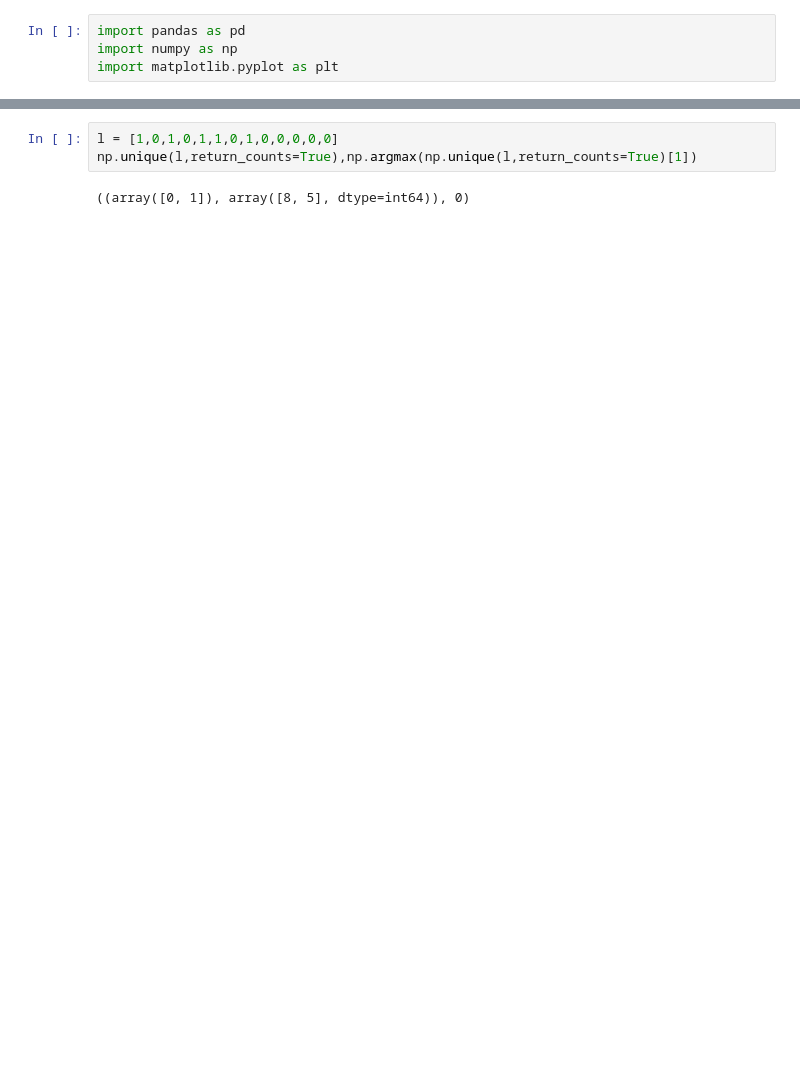
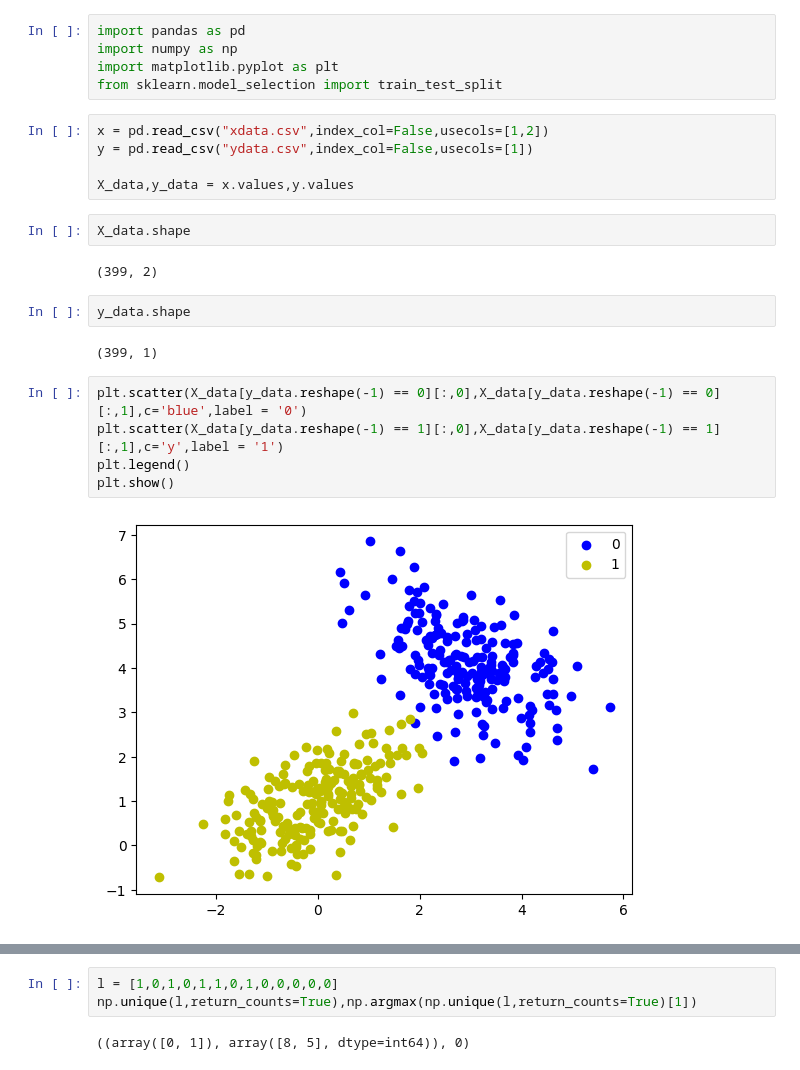
Before and after one commit to ShubhamSinghal12/DS_PP_APR_24, a Jupyter notebook: KNN/KNN.ipynb, the cells around one changed output, grey strips where cells are left out. Saved outputs shown, nothing was run; the diff lists cells and outputs as text; blank space fills up the shorter version.

```diff
--- a/KNN/KNN.ipynb
+++ b/KNN/KNN.ipynb
@@ -2,6 +2,27 @@
 import pandas as pd
 import numpy as np
 import matplotlib.pyplot as plt
+from sklearn.model_selection import train_test_split
+# %%
+x = pd.read_csv("xdata.csv",index_col=False,usecols=[1,2])
+y = pd.read_csv("ydata.csv",index_col=False,usecols=[1])
+
+X_data,y_data = x.values,y.values
+# %%
+X_data.shape
+# %% [output]
+(399, 2)
+# %%
+y_data.shape
+# %% [output]
+(399, 1)
+# %%
+plt.scatter(X_data[y_data.reshape(-1) == 0][:,0],X_data[y_data.reshape(-1) == 0][:,1],c='blue',label = '0')
+plt.scatter(X_data[y_data.reshape(-1) == 1][:,0],X_data[y_data.reshape(-1) == 1][:,1],c='y',label = '1')
+plt.legend()
+plt.show()
+# %% [output]
+[figure, added]
 # %%
 class KNNClassifier:
     def __init__(self,k = 5):
```
Also changed, not shown: parts of 8 cells of this notebook, 1 other file.
